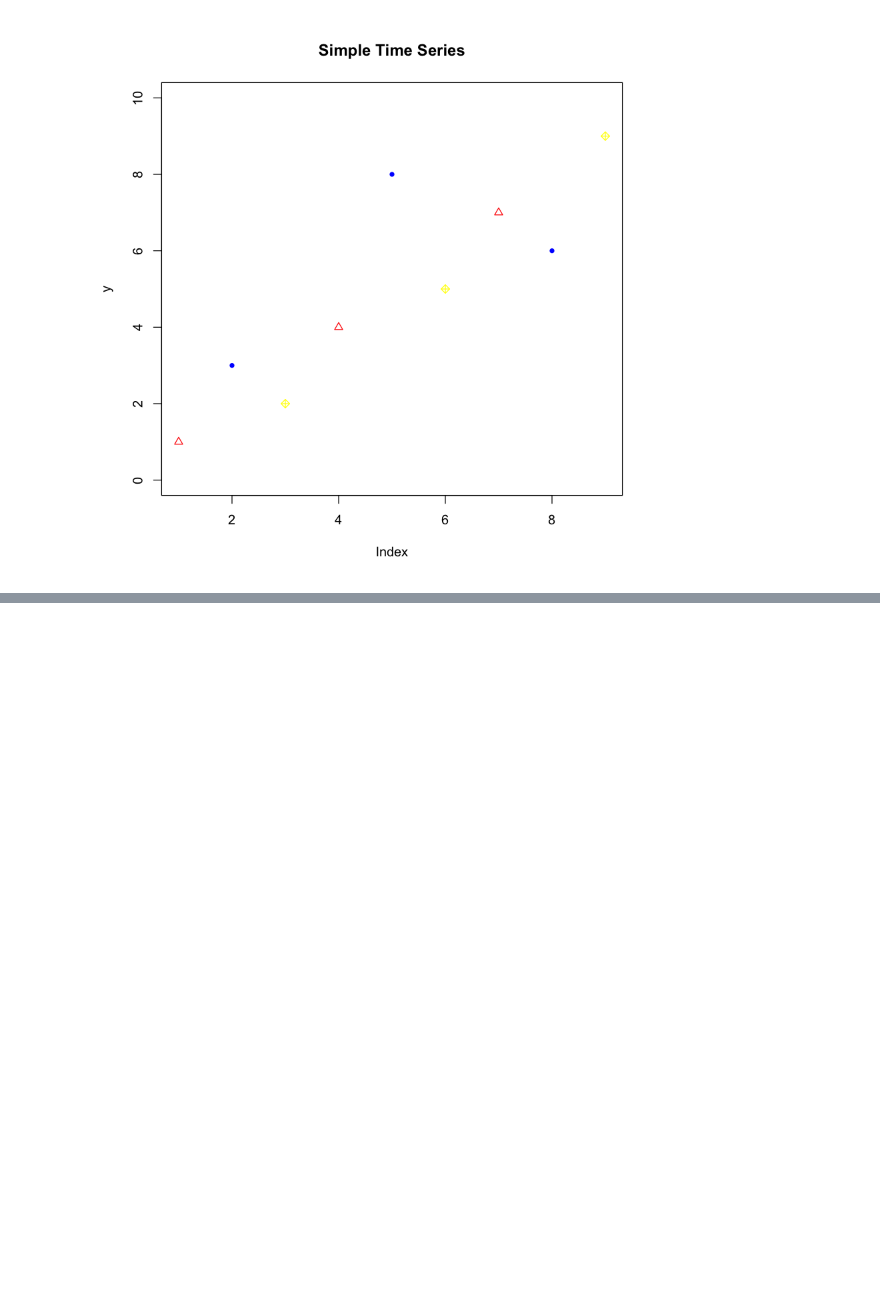
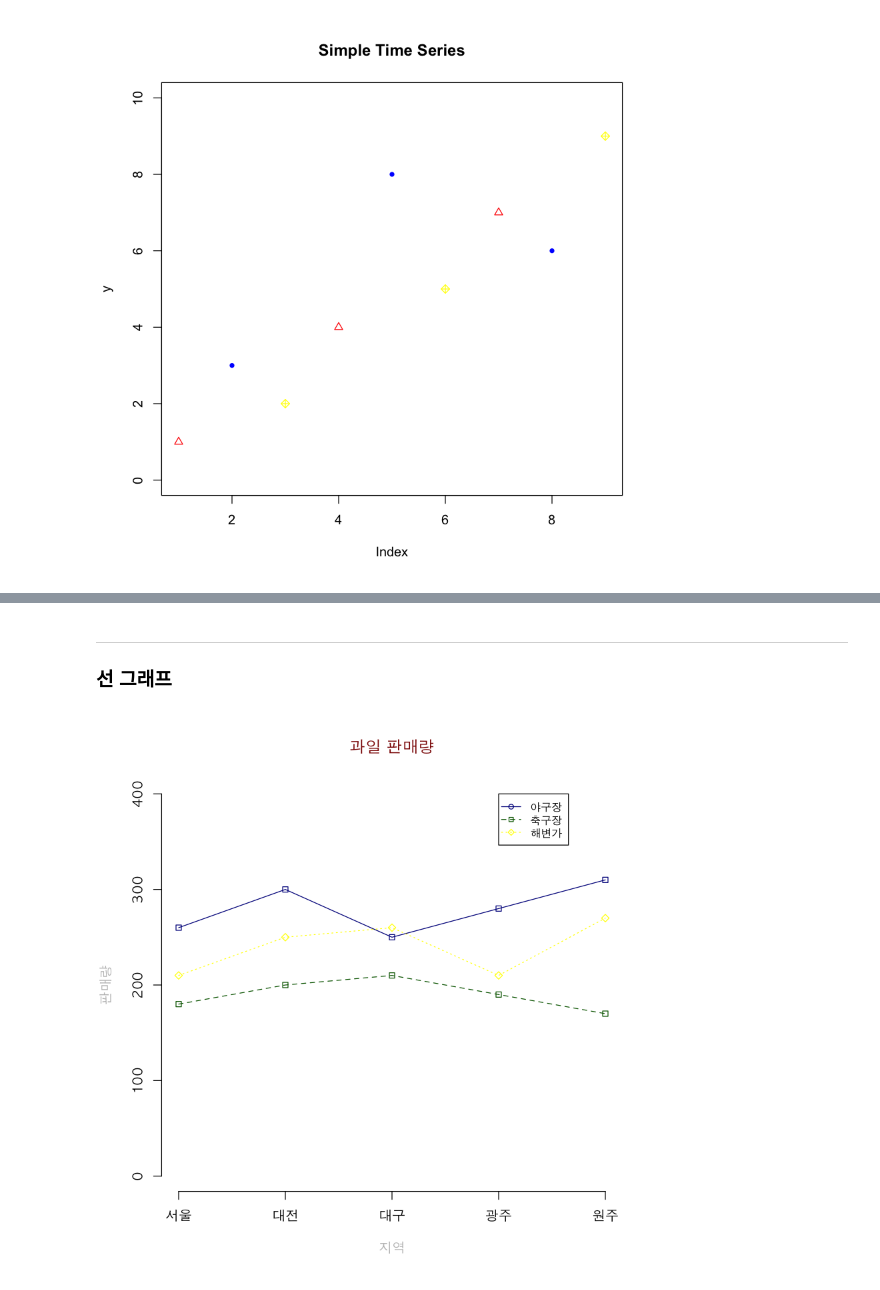
Before and after one commit to swyoo39/R_base, a Jupyter notebook: R_base/09.데이터시각화.ipynb, the cells around one changed output, grey strips where cells are left out. Saved outputs shown, nothing was run; the diff lists cells and outputs as text; code cells hidden in the pictures; blank space fills up the shorter version.

```diff
--- a/R_base/09.데이터시각화.ipynb
+++ b/R_base/09.데이터시각화.ipynb
@@ -197,0 +198,63 @@ plot(x,y,
+# %% [markdown]
+---
+### 선 그래프
+# %%
+# 3종류 data set의 선 그래프
+abc <- c(260,300,250,280,310)
+def <- c(180,200,210,190,170)
+ghi <- c(210,250,260,210,270)
+# %%
+par(family="AppleGothic")
+options(warn=-1)
+plot(abc,
+    type = "o", # overlap, 꼭짓점을 선 위에 표시
+    col = "dark blue",
+    pch=22,
+    ylim = c(0,400), # 안 해주면 최소값과 최대값이 범위로 지정됨
+    axes = F, # x,y 축 좌표 frame을 제거
+    ann = F, # x,y 축 label을 제거
+)
+### 따로 빼서 쓸 경우 각각 컬러를 입힐 수 있다.
+
+# x축과 x축의 라벨을 설정하기
+axis(1, at=1:5, lab=c('서울','대전','대구','광주','원주'))
+# x축, 범위는 1:5, label 이름(범위와 대응)
+
+# y축과 y축의 라벨을 설정하기
+axis(2, ylim=c(0,400)) # y축, 범위만 0:400
+
+# main title 지정
+title(main='과일 판매량', col.main='darkred')
+
+# x축 title(label) 지정
+title(xlab='지역', col.lab='grey')
+
+# y축 title(label) 지정
+title(ylab='판매량', col.lab='grey')
+
+# 선그리기 함수로 def 그리기, lines : 선만 그려지는 그래프
+lines(def,
+    type="o",
+    pch=22,
+    col='dark green',
+    lty=2, # linetype : 점선
+)
+
+# 선그리기 함수로 ghi 그리기
+lines(ghi,
+    type='o',
+    pch=23,
+    col='yellow',
+    lty=3
+)
+
+# 범례 : legend
+legend(4, 400, # legend 박스 위치 좌표
+    c('야구장','축구장','해변가'), # 각 그래프의 이름
+    col = c('dark blue','dark green','yellow'), # 각 그래프의 색상
+    pch=c(21,22,23), # 각 그래프의 점 종류
+    lty=c(1,2,3), # 각 그래프의 선 종류
+    cex=0.8, # 박스 사이즈 줄이기(default=1)
+)
+# %% [output]
+[figure, added]
```
Also changed, not shown: parts of 31 cells of this notebook, 4 other files.
